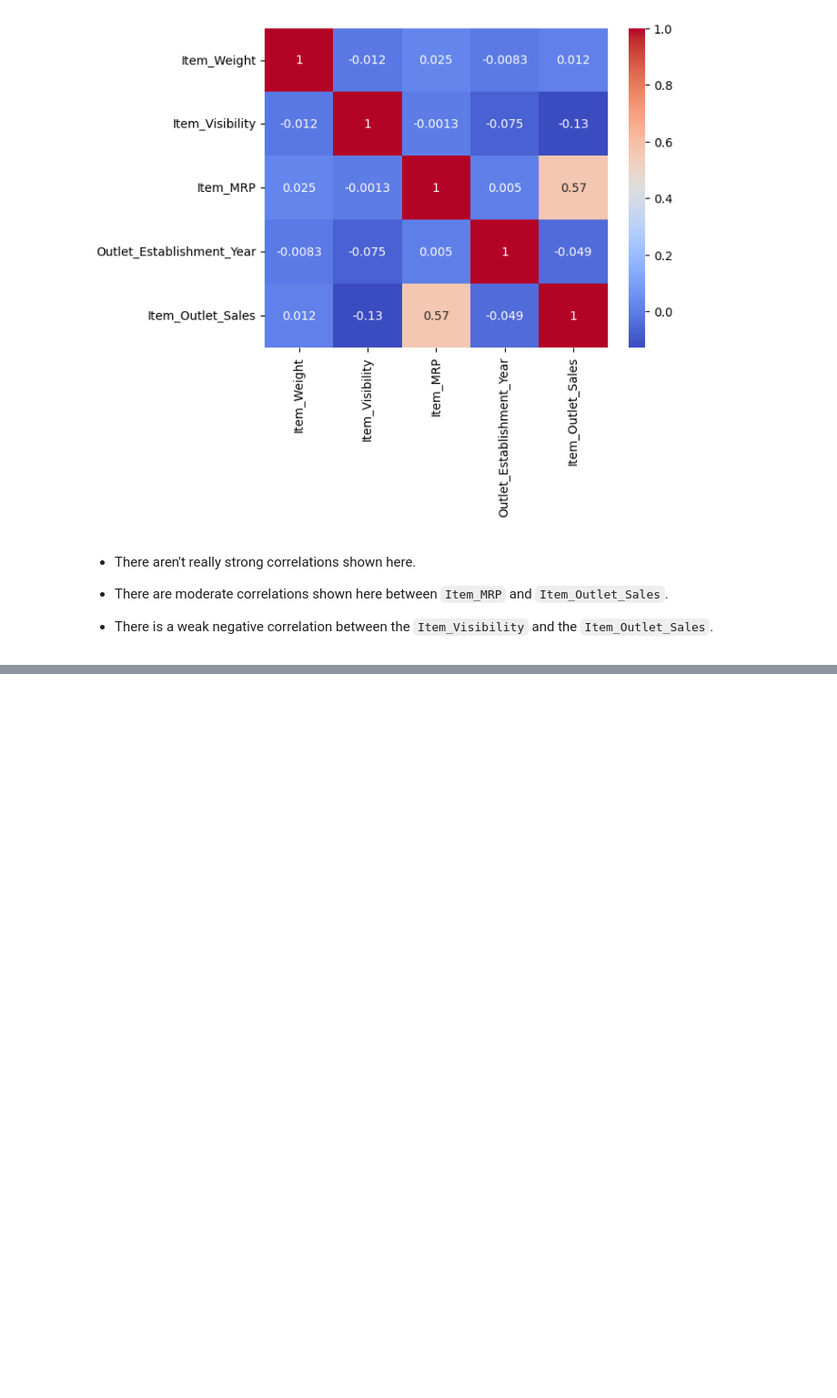
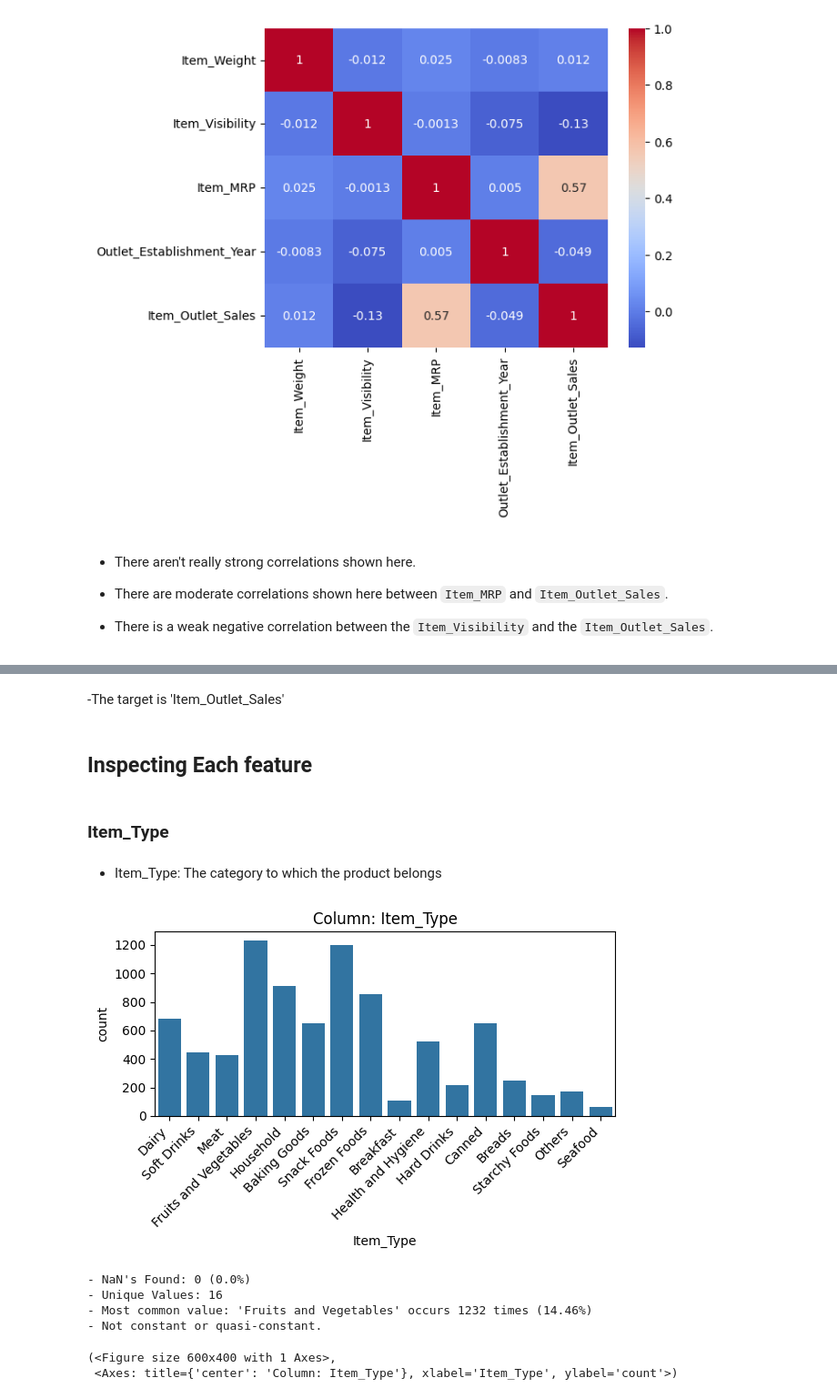
Before and after one commit to Zainakhader/Project1, a Jupyter notebook: Untitled3.ipynb, the cells around one changed output, grey strips where cells are left out. Shown at 91% size. Drawn from its saved outputs; the diff is of its cells as text; code cells hidden in the pictures; blank space fills up the shorter version.

```diff
--- a/Untitled3.ipynb
+++ b/Untitled3.ipynb
@@ -319,0 +322,3 @@ ax=sns.heatmap(corr,cmap='coolwarm',annot=True)
+# %%
+df['Outlet_Size'] = df['Outlet_Size'].replace('Missing', None)
+df['Outlet_Size']
@@ -319,0 +338,11 @@ ax=sns.heatmap(corr,cmap='coolwarm',annot=True)
+# %%
+import pandas as pd
+import numpy as np
+
+# Assuming df is your DataFrame and 'Item_Weight' is the column name
+# Create a mask to identify the values that were originally null
+null_mask = df['Item_Weight']==12.857645184135976
+
+# Replace only the mean values back to null based on the mask
+df.loc[null_mask, 'Item_Weight'] = np.nan
+df['Item_Weight']
@@ -319,0 +524,19 @@ ax=sns.heatmap(corr,cmap='coolwarm',annot=True)
+# %% [markdown]
+-The target is
+'Item_Outlet_Sales'
+# %% [markdown]
+## Inspecting Each feature
+# %% [markdown]
+### Item_Type
+# %% [markdown]
+- Item_Type: The category to which the product belongs
+# %%
+explore_categorical(df, x='Item_Type')
+# %% [output]
+[figure, added]
+- NaN's Found: 0 (0.0%)
+- Unique Values: 16
+- Most common value: 'Fruits and Vegetables' occurs 1232 times (14.46%)
+- Not constant or quasi-constant.
+(<Figure size 600x400 with 1 Axes>,
+ <Axes: title={'center': 'Column: Item_Type'}, xlabel='Item_Type', ylabel='count'>)
```
Also changed, not shown: parts of 33 cells of this notebook.
